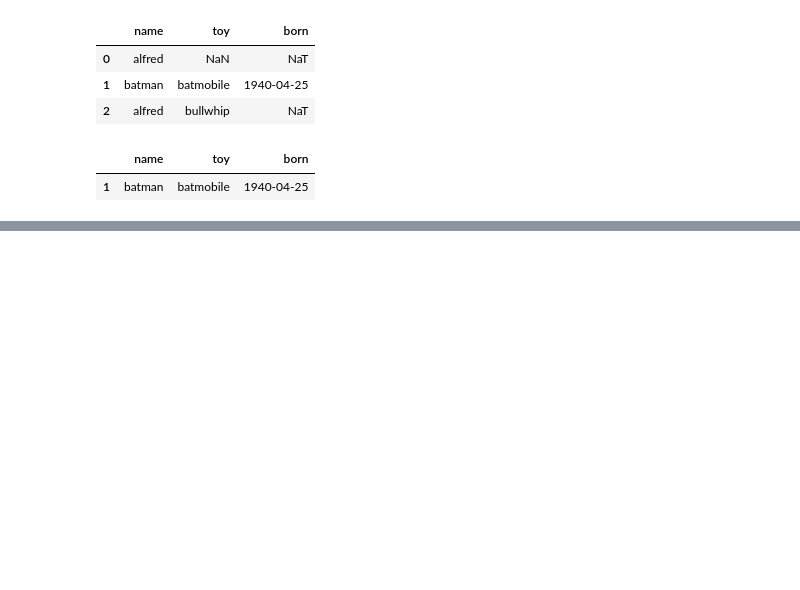
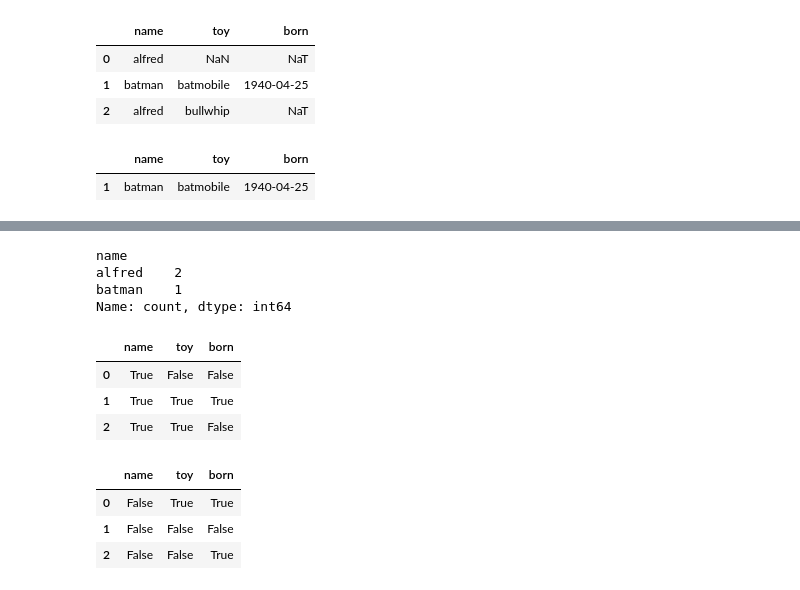
Before and after one commit to C4naryS0ck/Pandasss, a Jupyter notebook: phase2.ipynb, the cells around one changed output, grey strips where cells are left out. Cells and saved outputs as stored; diff of their text form; code cells hidden in the pictures; blank space fills up the shorter version.

```diff
--- a/phase2.ipynb
+++ b/phase2.ipynb
@@ -581,0 +587,22 @@ memory usage: 204.0 bytes
+# %%
+df['name'].value_counts(dropna= False) # dropna = False mtlb ki na ko mat gino
+df['name'].value_counts(dropna= True) # dropna = False mtlb ki na ko mat gino
+# %% [output]
+name
+alfred    2
+batman    1
+Name: count, dtype: int64
+# %%
+df.notnull()
+# %% [output]
+|  | name | toy | born |
+| 0 | True | False | False |
+| 1 | True | True | True |
+| 2 | True | True | False |
+# %%
+df.isnull()
+# %% [output]
+|  | name | toy | born |
+| 0 | False | True | True |
+| 1 | False | False | False |
+| 2 | False | False | True |
```
Also changed, not shown: parts of 35 cells of this notebook.
